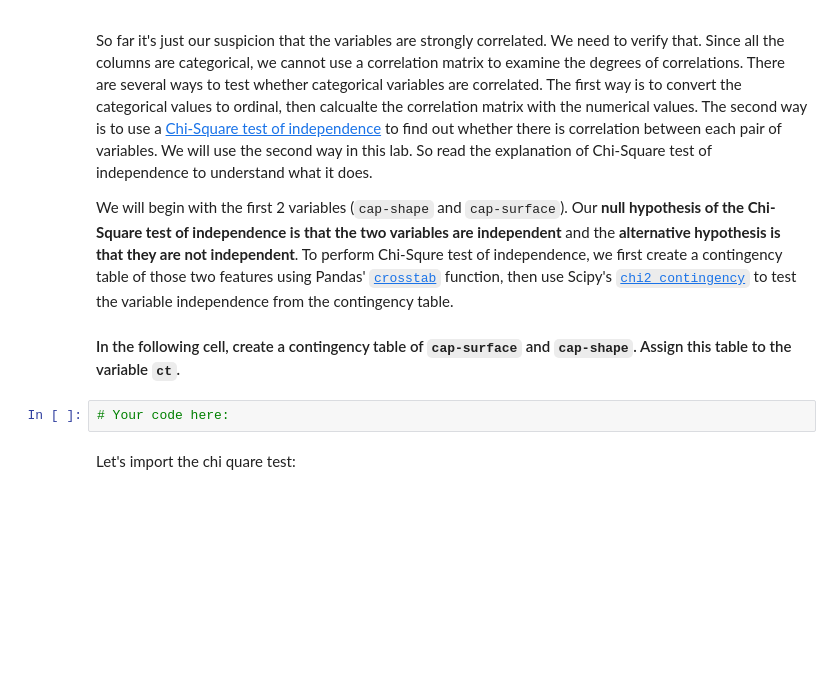
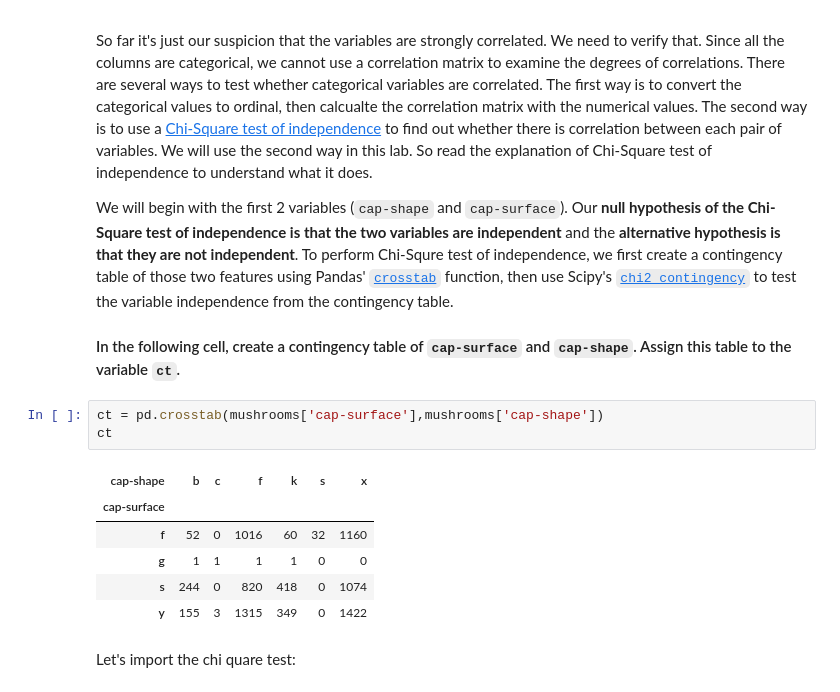
Before and after one commit to marisfont/madrid-oct-2018, a Jupyter notebook: module-3/lab-machine-learning-pipelines/your-code/main.ipynb, the cells around one changed output. Cells and saved outputs as stored; diff of their text form; blank space fills up the shorter version.

```diff
--- a/module-3/lab-machine-learning-pipelines/your-code/main.ipynb
+++ b/module-3/lab-machine-learning-pipelines/your-code/main.ipynb
@@ -66,8 +91,16 @@ So far it's just our suspicion that the variables are strongly correlated. We ne
 We will begin with the first 2 variables (`cap-shape` and `cap-surface`). Our **null hypothesis of the Chi-Square test of independence is that the two variables are independent** and the **alternative hypothesis is that they are not independent**. To perform Chi-Squre test of independence, we first create a contingency table of those two features using Pandas' [`crosstab`](https://pandas.pydata.org/pandas-docs/stable/generated/pandas.crosstab.html) function, then use Scipy's [`chi2_contingency`](https://docs.scipy.org/doc/scipy-0.15.1/reference/generated/scipy.stats.chi2_contingency.html) to test the variable independence from the contingency table.
 
 #### In the following cell, create a contingency table of `cap-surface` and `cap-shape`. Assign this table to the variable `ct`.
-# %%
-# Your code here:
+# %%
+ct = pd.crosstab(mushrooms['cap-surface'],mushrooms['cap-shape'])
+ct
+# %% [output]
+| cap-shape | b | c | f | k | s | x |
+| cap-surface |  |  |  |  |  |  |
+| f | 52 | 0 | 1016 | 60 | 32 | 1160 |
+| g | 1 | 1 | 1 | 1 | 0 | 0 |
+| s | 244 | 0 | 820 | 418 | 0 | 1074 |
+| y | 155 | 3 | 1315 | 349 | 0 | 1422 |
 # %% [markdown]
 Let's import the chi quare test:
 # %%
```
Also changed, not shown: parts of 20 cells of this notebook.
